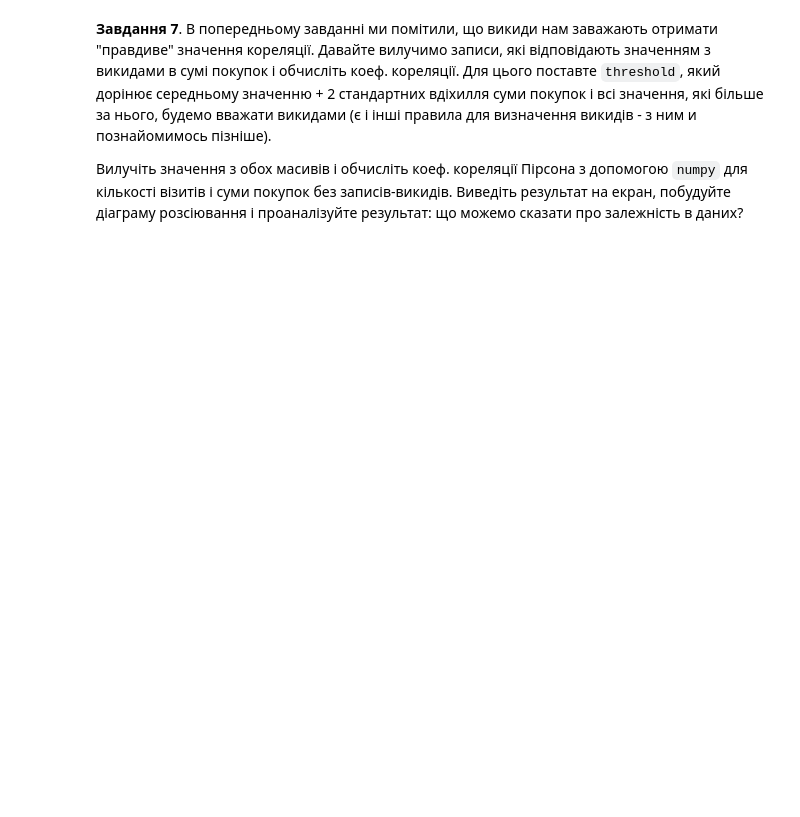
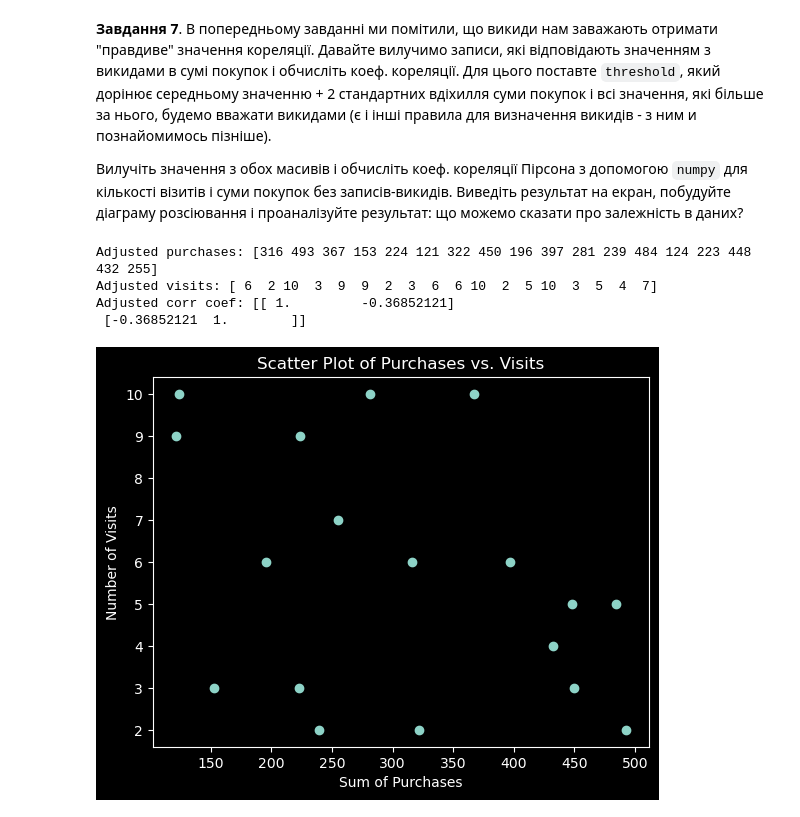
Before and after one commit to maryna-hliebova/machine-learning, a Jupyter notebook: notebooks/statistics/HW_1_1_Основи_статистики.ipynb, the cells around one changed output. Saved outputs shown, nothing was run; the diff lists cells and outputs as text; code cells hidden in the pictures; blank space fills up the shorter version.

```diff
--- a/notebooks/statistics/HW_1_1_Основи_статистики.ipynb
+++ b/notebooks/statistics/HW_1_1_Основи_статистики.ipynb
@@ -61,3 +135,32 @@ plt.ylabel('Number of Visits');
 **Завдання 7**. В попередньому завданні ми помітили, що викиди нам заважають отримати "правдиве" значення кореляції. Давайте вилучимо записи, які відповідають значенням з викидами в сумі покупок і обчисліть коеф. кореляції. Для цього поставте `threshold`, який дорінює середньому значенню + 2 стандартних вдіхилля суми покупок і всі значення, які більше за нього, будемо вважати викидами (є і інші правила для визначення викидів - з ним и познайомимось пізніше).
 
 Вилучіть значення з обох масивів і обчисліть коеф. кореляції Пірсона з допомогою `numpy` для кількості візитів і суми покупок без записів-викидів. Виведіть результат на екран, побудуйте діаграму розсіювання і проаналізуйте результат: що можемо сказати про залежність в даних?
+# %%
+x = np.array(sum_purchases)
+y = np.array(visits)
+
+threshold = x.mean() + 2 * x.std(ddof=1)
+
+mask = x <= threshold
+
+sum_purchases_adj = x[mask]
+visits_adj = y[mask]
+r = np.corrcoef(sum_purchases_adj, visits_adj)
+
+print(f"Adjusted purchases: {sum_purchases_adj}")
+print(f"Adjusted visits: {visits_adj}")
+print(f"Adjusted corr coef: {r}")
+
+plt.scatter(sum_purchases_adj, visits_adj)
+plt.title('Scatter Plot of Purchases vs. Visits')
+plt.xlabel('Sum of Purchases')
+plt.ylabel('Number of Visits')
+plt.show()
+
+# Після видалення викидів бачимо, що існує слабкий негативний лінійний зв’язок
+# %% [output]
+Adjusted purchases: [316 493 367 153 224 121 322 450 196 397 281 239 484 124 223 448 432 255]
+Adjusted visits: [ 6  2 10  3  9  9  2  3  6  6 10  2  5 10  3  5  4  7]
+Adjusted corr coef: [[ 1.         -0.36852121]
+ [-0.36852121  1.        ]]
+[figure, added]
```
Also changed, not shown: parts of 7 cells of this notebook.
